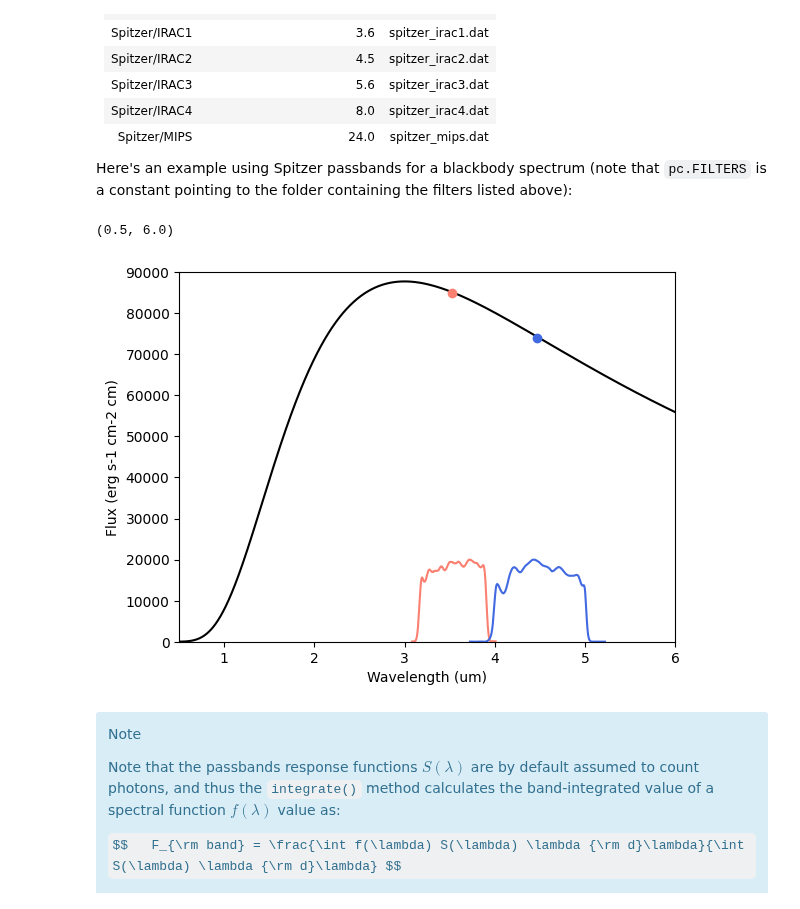
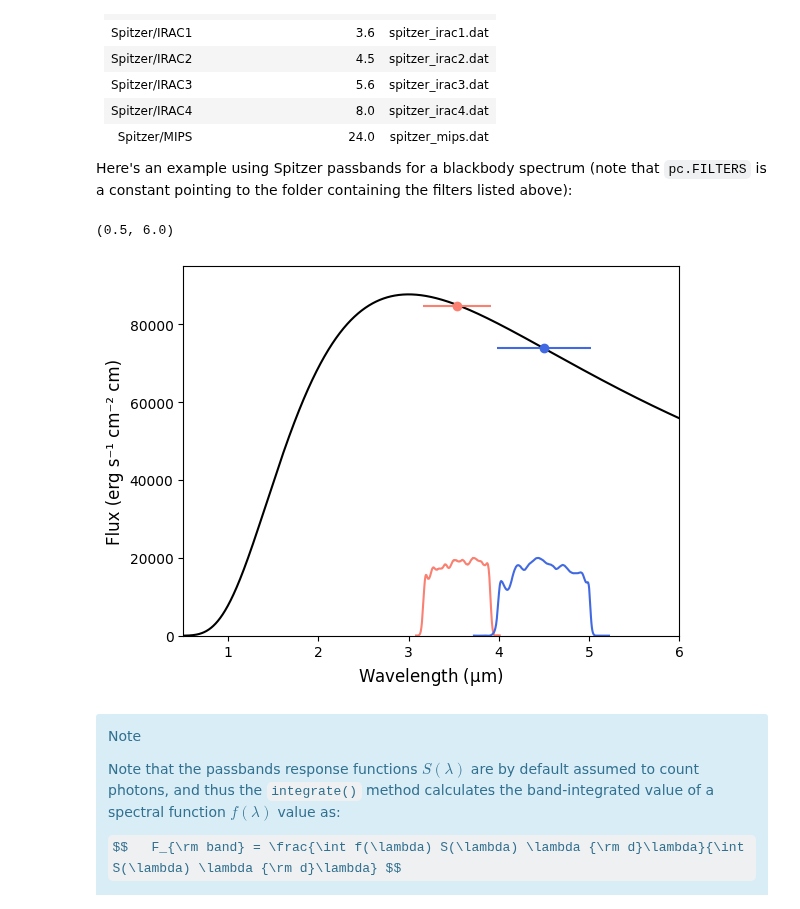
Before and after one commit to pcubillos/pyratbay, a Jupyter notebook: docs/cookbooks/passbands.ipynb, the cells around one changed output. Drawn from its saved outputs; the diff is of its cells as text; code cells hidden in the pictures; some formulas as TeX source.

```diff
--- a/docs/cookbooks/passbands.ipynb
+++ b/docs/cookbooks/passbands.ipynb
@@ -38,38 +38,39 @@ Here's an example using Spitzer passbands for a blackbody spectrum (note that `p
 # %%
 import pyratbay.spectrum as ps
 import pyratbay.constants as pc
+import matplotlib
 import matplotlib.pyplot as plt
 import numpy as np
 
 
 # A blackbody spectrum
 wl = ps.constant_resolution_spectrum(0.5, 6.0, resolution=1000.0)
 bb_spectrum = ps.bbflux(wn=1/(wl*pc.um), teff=1700.0)
 
 # Initialize passbands (and sample over the wl sampling of the spectrum)
 irac1 = ps.PassBand(f'{pc.FILTERS}/spitzer_irac1.dat', wl=wl)
 irac2 = ps.PassBand(f'{pc.FILTERS}/spitzer_irac2.dat', wl=wl)
 
 # Integrate spectrum over passbands
 spitzer_fluxes = [
     irac1.integrate(bb_spectrum),
     irac2.integrate(bb_spectrum),
 ]
 
 plt.figure(0)
 plt.clf()
 plt.plot(wl, bb_spectrum, c='k')
-plt.plot(irac1.wl0, spitzer_fluxes[0], 'o', c='salmon')
-plt.plot(irac2.wl0, spitzer_fluxes[1], 'o', c='royalblue')
+plt.errorbar(irac1.wl0, spitzer_fluxes[0], xerr=irac1.half_width, fmt='o', c='salmon')
+plt.errorbar(irac2.wl0, spitzer_fluxes[1], xerr=irac2.half_width, fmt='o', c='royalblue')
 plt.plot(irac1.wl, irac1.response*2e4, c='salmon')
 plt.plot(irac2.wl, irac2.response*2e4, c='royalblue')
-plt.xlabel('Wavelength (um)')
-plt.ylabel('Flux (erg s-1 cm-2 cm)')
-plt.ylim(0, 90000)
+plt.xlabel(r'Wavelength ($\mathrm{\mu}$m)', fontsize=12)
+plt.ylabel('Flux (erg s⁻¹ cm⁻² cm)', fontsize=12)
+plt.ylim(0, 95000)
 plt.xlim(0.5, 6.0)
 # %% [output]
 (0.5, 6.0)
-[figure, old version]
+[figure, new version]
 # %% [markdown]
 
 <div class="alert alert-info">
```
Also changed, not shown: parts of 5 cells of this notebook, 5 other files.
